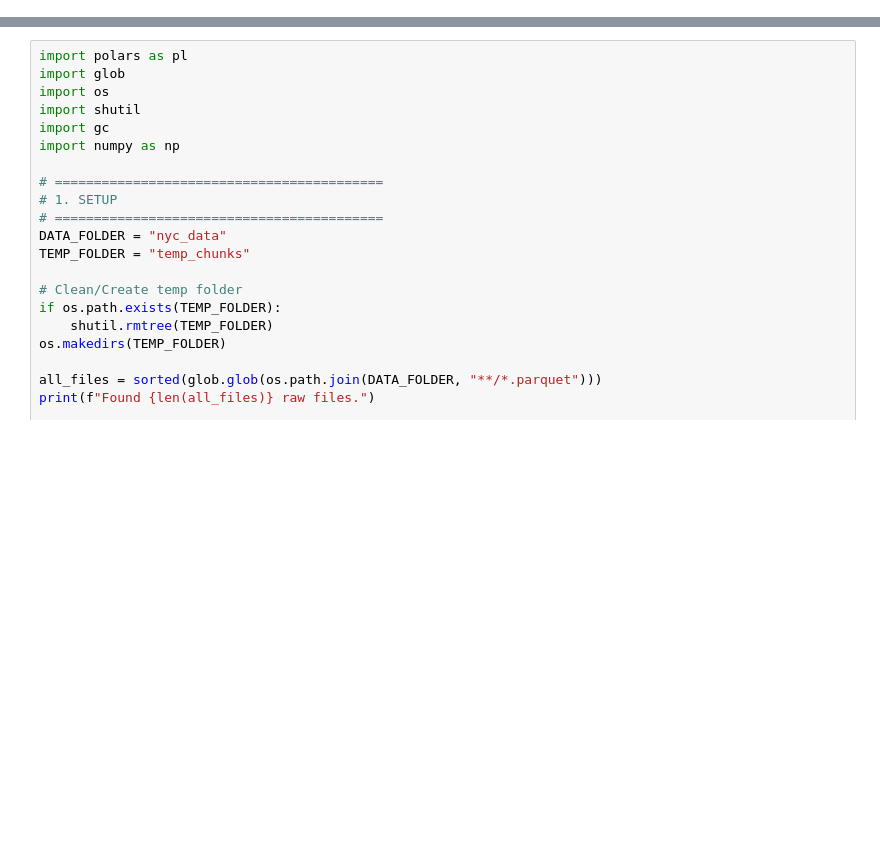
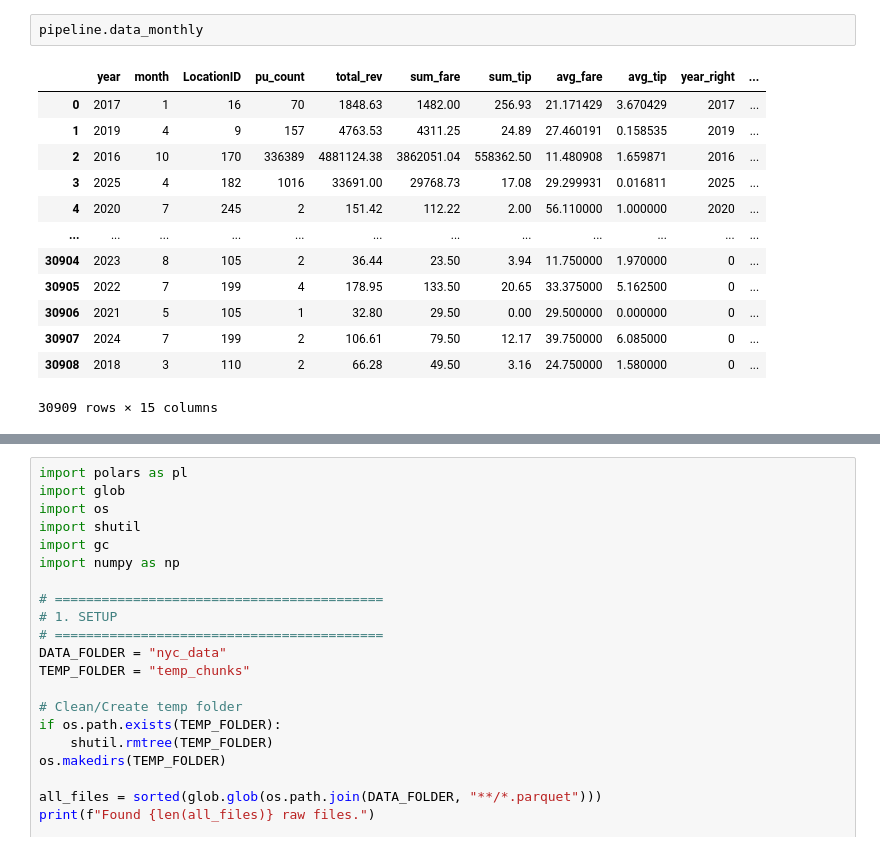
Before and after one commit to Zhanqiu-Guo/NYC-Yellow-Cab, a Jupyter notebook: EDA.ipynb, the cells around one changed output, grey strips where cells are left out. Drawn from its saved outputs; the diff is of its cells as text; blank space fills up the shorter version.

```diff
--- a/EDA.ipynb
+++ b/EDA.ipynb
@@ -0,0 +28,16 @@
+# %%
+pipeline.data_monthly
+# %% [output]
+|  | year | month | LocationID | pu_count | total_rev | sum_fare | sum_tip | avg_fare | avg_tip | year_right | ... |
+| 0 | 2017 | 1 | 16 | 70 | 1848.63 | 1482.00 | 256.93 | 21.171429 | 3.670429 | 2017 | ... |
+| 1 | 2019 | 4 | 9 | 157 | 4763.53 | 4311.25 | 24.89 | 27.460191 | 0.158535 | 2019 | ... |
+| 2 | 2016 | 10 | 170 | 336389 | 4881124.38 | 3862051.04 | 558362.50 | 11.480908 | 1.659871 | 2016 | ... |
+| 3 | 2025 | 4 | 182 | 1016 | 33691.00 | 29768.73 | 17.08 | 29.299931 | 0.016811 | 2025 | ... |
+| 4 | 2020 | 7 | 245 | 2 | 151.42 | 112.22 | 2.00 | 56.110000 | 1.000000 | 2020 | ... |
+| ... | ... | ... | ... | ... | ... | ... | ... | ... | ... | ... | ... |
+| 30904 | 2023 | 8 | 105 | 2 | 36.44 | 23.50 | 3.94 | 11.750000 | 1.970000 | 0 | ... |
+| 30905 | 2022 | 7 | 199 | 4 | 178.95 | 133.50 | 20.65 | 33.375000 | 5.162500 | 0 | ... |
+| 30906 | 2021 | 5 | 105 | 1 | 32.80 | 29.50 | 0.00 | 29.500000 | 0.000000 | 0 | ... |
+| 30907 | 2024 | 7 | 199 | 2 | 106.61 | 79.50 | 12.17 | 39.750000 | 6.085000 | 0 | ... |
+| 30908 | 2018 | 3 | 110 | 2 | 66.28 | 49.50 | 3.16 | 24.750000 | 1.580000 | 0 | ... |
+30909 rows × 15 columns
```
Also changed, not shown: parts of 13 cells of this notebook, 12 other files.
